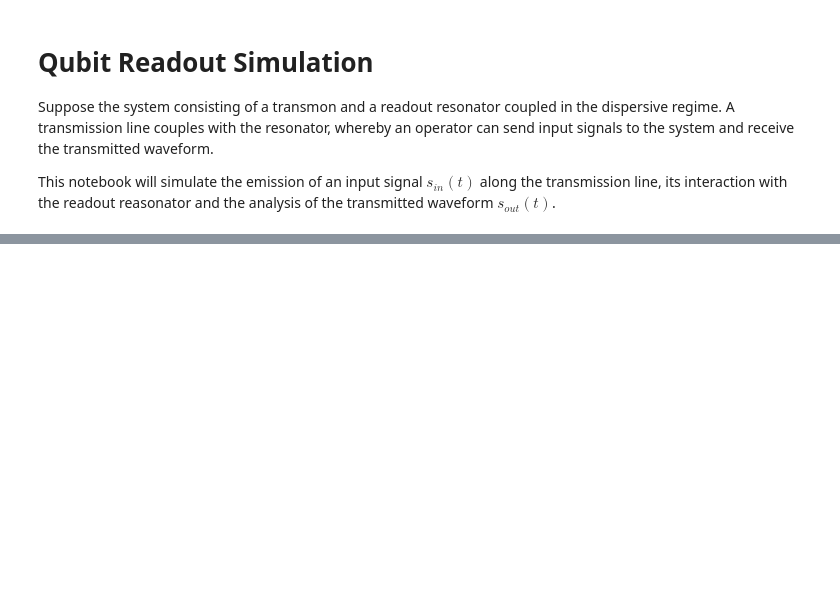
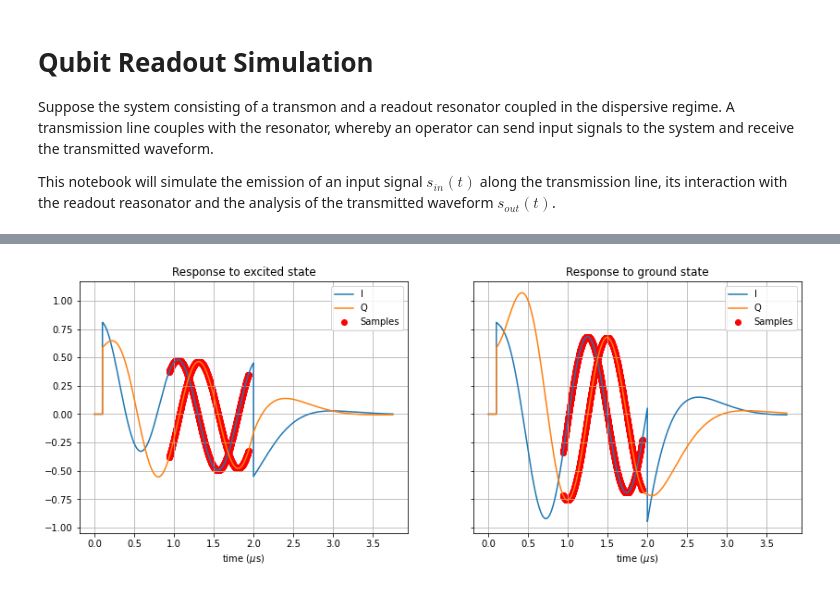
Before and after one commit to fernandovldrs/qcrew-readout, a Jupyter notebook: readout_simulation.ipynb, the cells around one changed output, grey strips where cells are left out. Drawn from its saved outputs; the diff is of its cells as text; code cells hidden in the pictures; blank space fills up the shorter version.

```diff
--- a/readout_simulation.ipynb
+++ b/readout_simulation.ipynb
@@ -100,0 +126,45 @@ Text(0.5, 0, 'time ($\\mu$s)')
+# %%
+tau_wd = 5/kappa    # waiting time
+tau_s = 1000e-9    # sampling time
+dtau = 1e-9    # sampling interval
+Ntau = int(tau_s/dtau)    # number of samples
+
+# Collecting samples from the output signal
+start_index = t_rng.index(sorted(t_rng, key = lambda x: (tau_wd*1e6-x)**2)[0])
+dindex = int(dtau/dt)
+end_index = t_rng.index(sorted(t_rng, key = lambda x: ((tau_wd + tau_s)*1e6-x)**2)[0])
+
+acq_out_e = []
+acq_out_g = []
+acq_time = []    # microseconds
+for n in range(Ntau):
+    sampling_index = start_index + n*dindex
+    acq_out_e.append(b_out_e[sampling_index])
+    acq_out_g.append(b_out_g[sampling_index])
+    acq_time.append(t_rng[sampling_index])
+# %%
+f, (ax1, ax2) = plt.subplots(1, 2, sharey=True, figsize=(14,5))
+
+ax1.plot(t_rng, [x.real for x in b_out_e], label = 'I')
+ax1.plot(t_rng, [x.imag for x in b_out_e], label = 'Q')
+ax1.scatter(acq_time, [x.real for x in acq_out_e], c = 'r', label = 'Samples')
+ax1.scatter(acq_time, [x.imag for x in acq_out_e], c = 'r')
+
+ax2.plot(t_rng, [x.real for x in b_out_g], label = 'I')
+ax2.plot(t_rng, [x.imag for x in b_out_g], label = 'Q')
+ax2.scatter(acq_time, [x.real for x in acq_out_g], c = 'r', label = 'Samples')
+ax2.scatter(acq_time, [x.imag for x in acq_out_g], c = 'r')
+
+ax1.set_xlabel('time ($\mu$s)')
+ax1.set_title('Response to excited state')
+ax1.grid()
+ax1.legend()
+
+ax2.set_xlabel('time ($\mu$s)')
+ax2.set_title('Response to ground state')
+ax2.grid()
+ax2.legend()
+
+plt.show()
+# %% [output]
+[figure, added]
```
Also changed, not shown: parts of 18 cells of this notebook.
